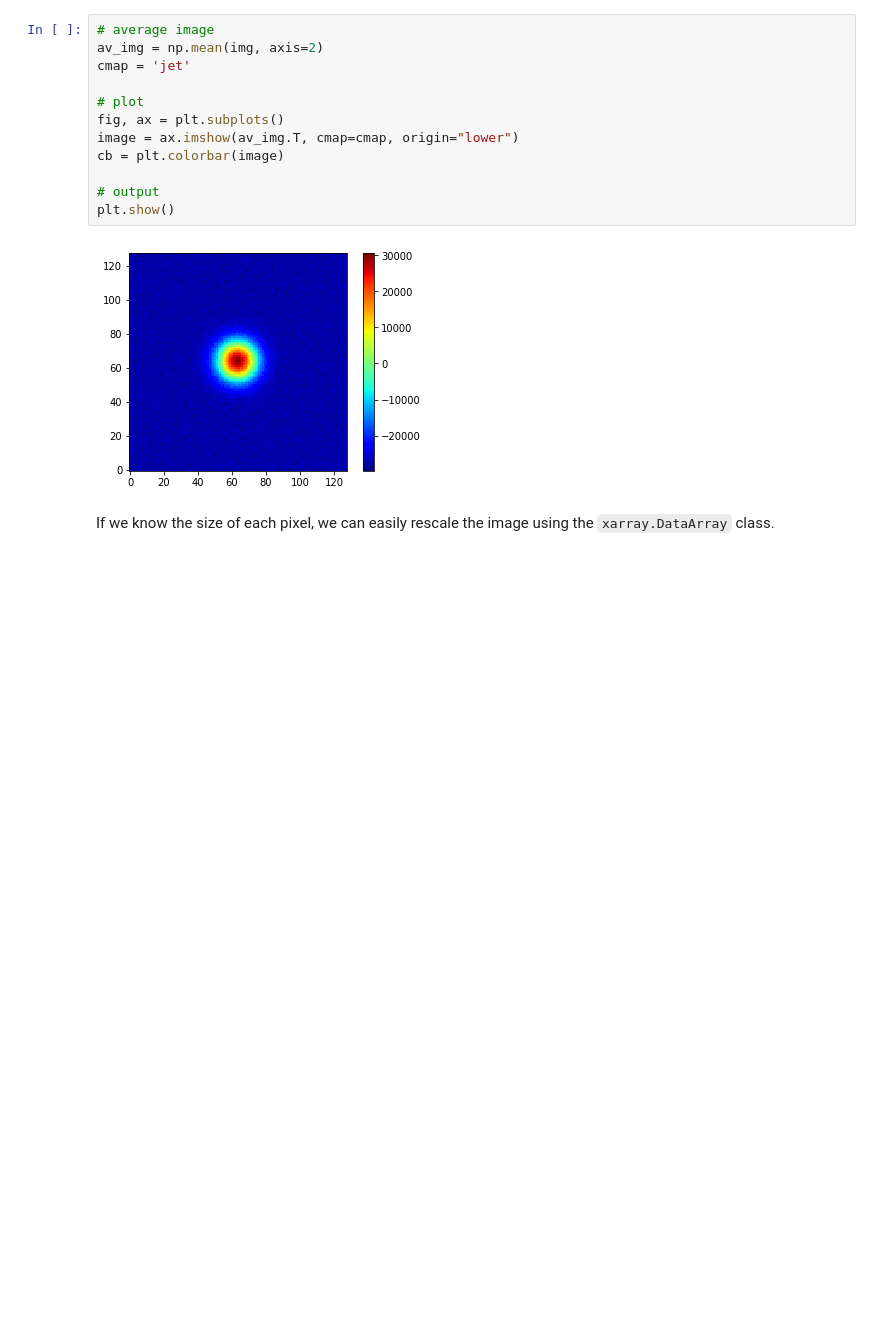
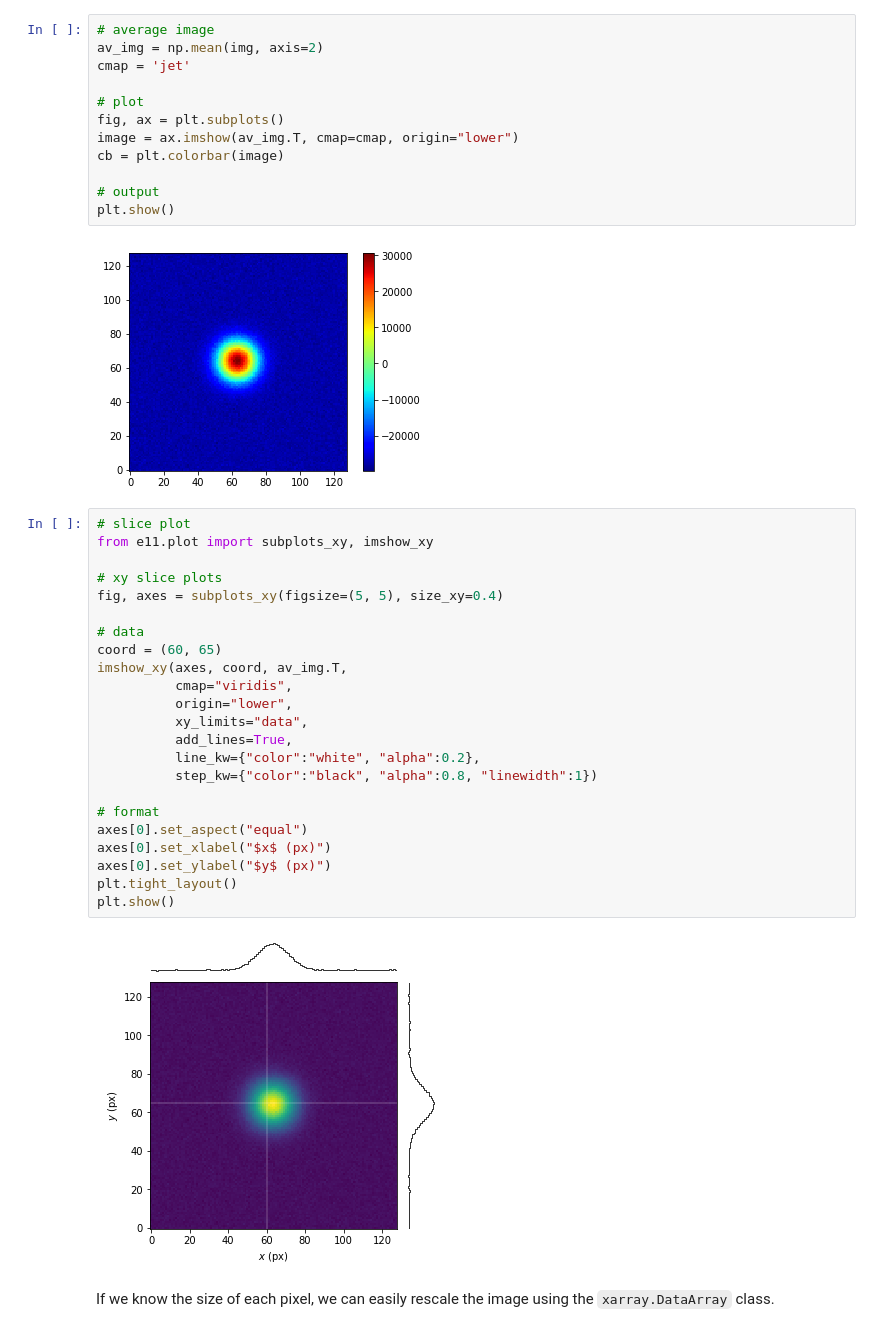
Before and after one commit to ad3ller/e11_analysis, a Jupyter notebook: notebooks/2)_Raw_datasets.ipynb, the cells around one changed output. Cells and saved outputs as stored; diff of their text form; blank space fills up the shorter version.

```diff
--- a/notebooks/2)_Raw_datasets.ipynb
+++ b/notebooks/2)_Raw_datasets.ipynb
@@ -228,6 +244,31 @@ cb = plt.colorbar(image)
 plt.show()
 # %% [output]
 [figure]
+# %%
+# slice plot
+from e11.plot import subplots_xy, imshow_xy
+
+# xy slice plots
+fig, axes = subplots_xy(figsize=(5, 5), size_xy=0.4)
+
+# data
+coord = (60, 65)
+imshow_xy(axes, coord, av_img.T,
+          cmap="viridis",
+          origin="lower",
+          xy_limits="data",
+          add_lines=True,
+          line_kw={"color":"white", "alpha":0.2},
+          step_kw={"color":"black", "alpha":0.8, "linewidth":1})
+
+# format
+axes[0].set_aspect("equal")
+axes[0].set_xlabel("$x$ (px)")
+axes[0].set_ylabel("$y$ (px)")
+plt.tight_layout()
+plt.show()
+# %% [output]
+[figure, added]
 # %% [markdown]
 If we know the size of each pixel, we can easily rescale the image using the `xarray.DataArray` class.
 # %%
```
Also changed, not shown: parts of 6 cells of this notebook, 4 other files.
